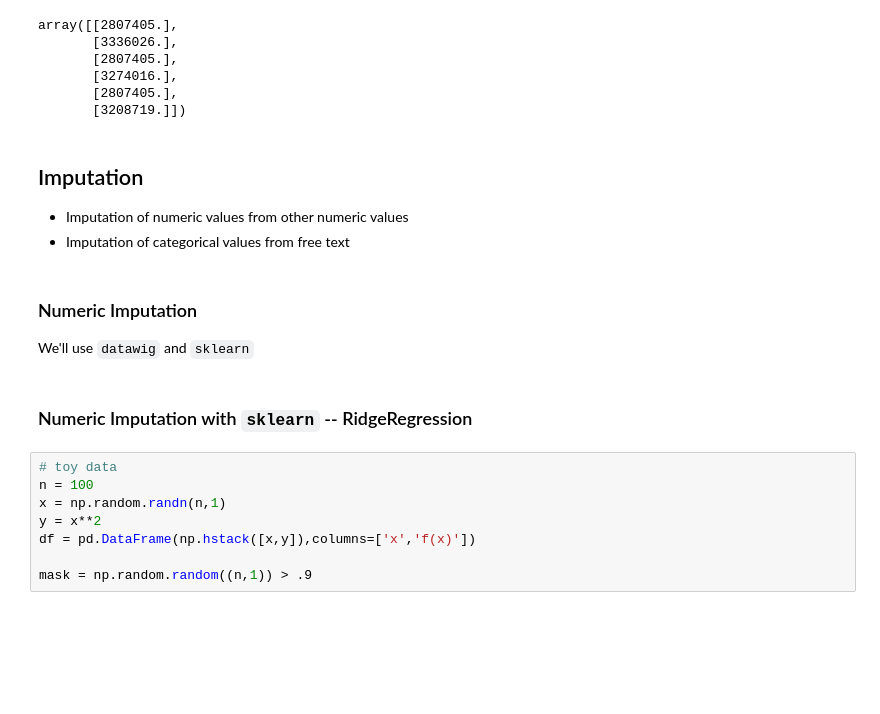
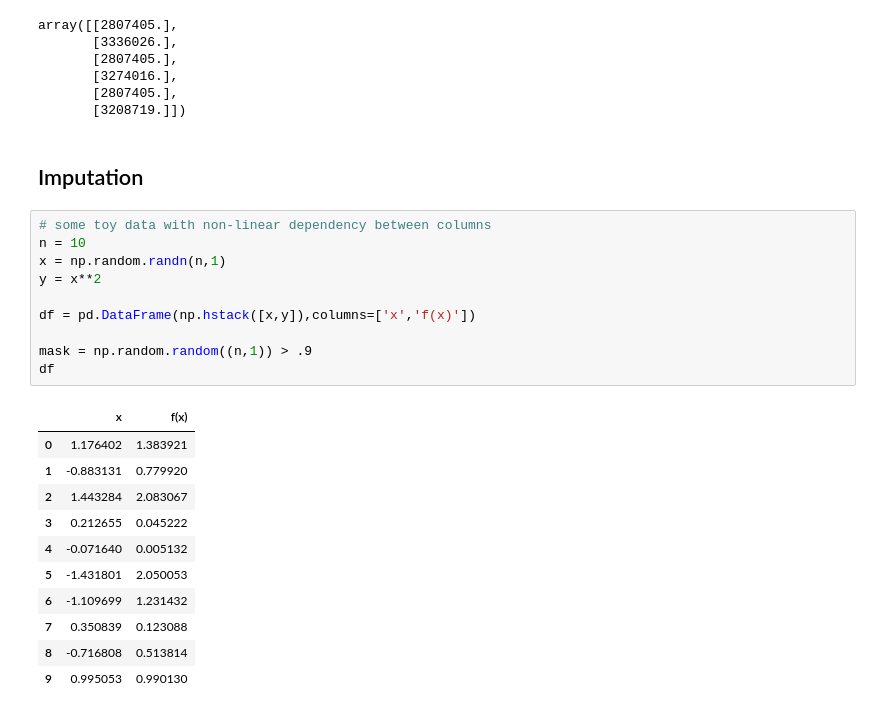
Before and after one commit to calgo-lab/data-science-workflow, a Jupyter notebook: DSW-sessions/session3_data_quality.ipynb, the cells around one changed output. Drawn from its saved outputs; the diff is of its cells as text; blank space fills up the shorter version.

```diff
--- a/DSW-sessions/session3_data_quality.ipynb
+++ b/DSW-sessions/session3_data_quality.ipynb
@@ -216,25 +551,30 @@ array([[2807405.],
        [3274016.],
        [2807405.],
        [3208719.]])
-# %% [markdown]
-## Imputation
-
-- Imputation of numeric values from other numeric values
-- Imputation of categorical values from free text
-# %% [markdown]
-### Numeric Imputation
-
-We'll use ``datawig`` and ``sklearn``
 # %% [markdown]
-### Numeric Imputation with ``sklearn`` -- RidgeRegression
+## Imputation
 # %%
-# toy data
-n = 100
+# some toy data with non-linear dependency between columns
+n = 10
 x = np.random.randn(n,1)
 y = x**2
+
 df = pd.DataFrame(np.hstack([x,y]),columns=['x','f(x)'])
 
 mask = np.random.random((n,1)) > .9
+df
+# %% [output]
+|  | x | f(x) |
+| 0 | 1.176402 | 1.383921 |
+| 1 | -0.883131 | 0.779920 |
+| 2 | 1.443284 | 2.083067 |
+| 3 | 0.212655 | 0.045222 |
+| 4 | -0.071640 | 0.005132 |
+| 5 | -1.431801 | 2.050053 |
+| 6 | -1.109699 | 1.231432 |
+| 7 | 0.350839 | 0.123088 |
+| 8 | -0.716808 | 0.513814 |
+| 9 | 0.995053 | 0.990130 |
 # %%
 from sklearn.experimental import enable_iterative_imputer
 from sklearn.impute import IterativeImputer
```
Also changed, not shown: parts of 108 cells of this notebook, 5 other files.
